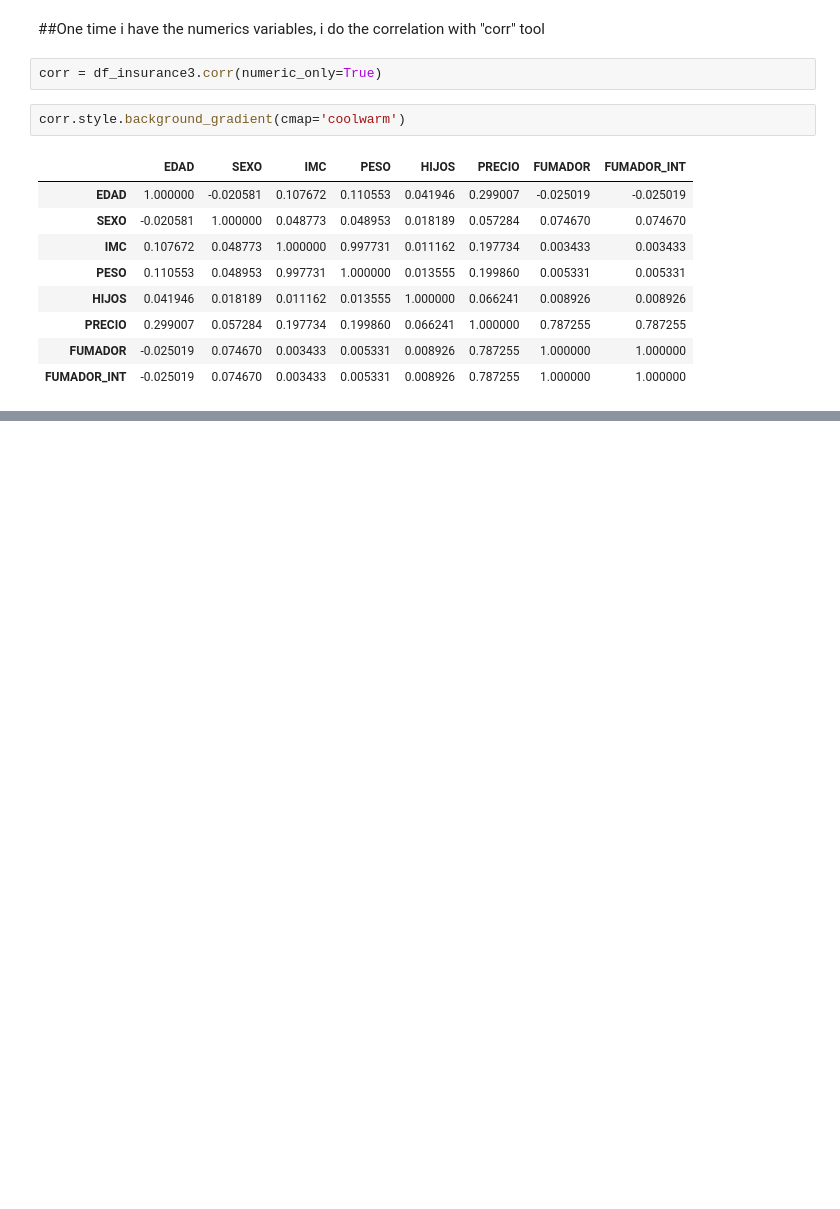
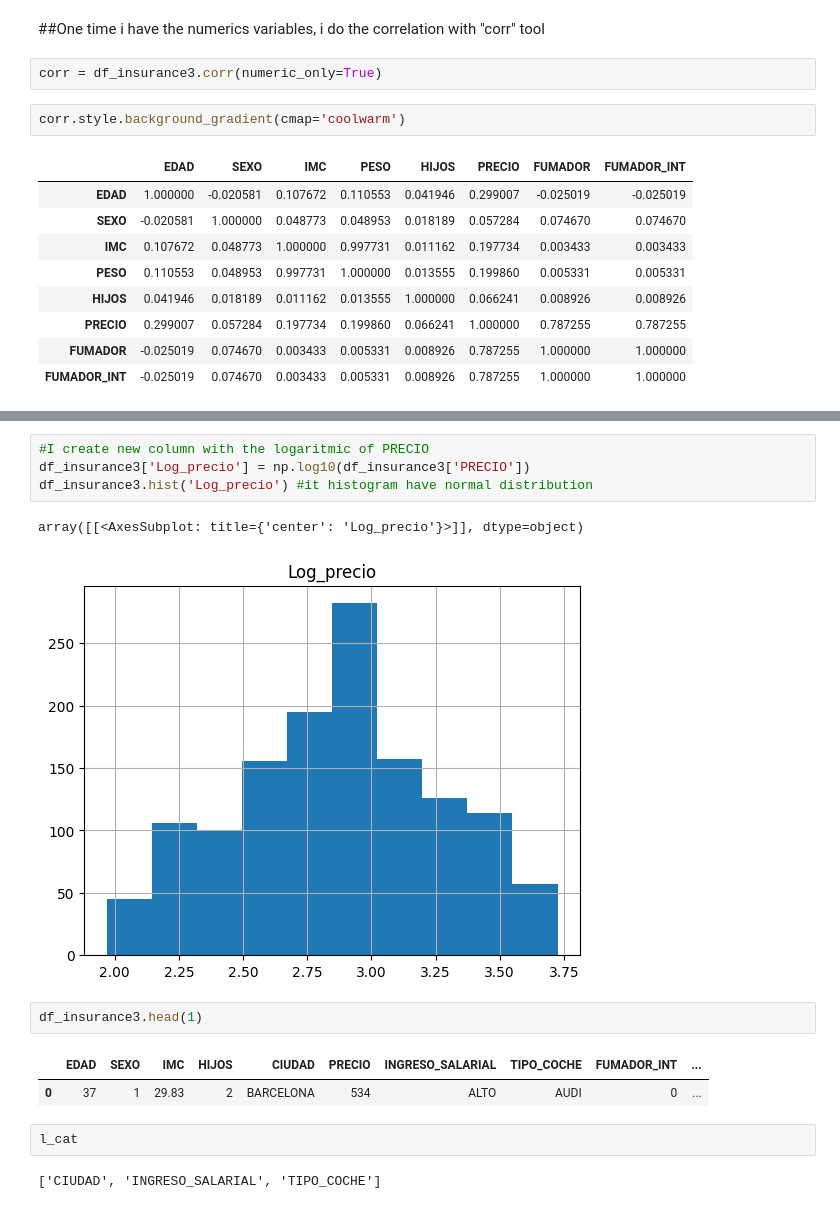
Before and after one commit to haroldavis/DS-2-Clean-Data, a Jupyter notebook: insurance.ipynb, the cells around one changed output, grey strips where cells are left out. Saved outputs shown, nothing was run; the diff lists cells and outputs as text; blank space fills up the shorter version.

```diff
--- a/insurance.ipynb
+++ b/insurance.ipynb
@@ -143,0 +152,16 @@ del df_insurance3['PESO']
+# %%
+#I create new column with the logaritmic of PRECIO
+df_insurance3['Log_precio'] = np.log10(df_insurance3['PRECIO'])
+df_insurance3.hist('Log_precio') #it histogram have normal distribution
+# %% [output]
+array([[<AxesSubplot: title={'center': 'Log_precio'}>]], dtype=object)
+[figure, added]
+# %%
+df_insurance3.head(1)
+# %% [output]
+|  | EDAD | SEXO | IMC | HIJOS | CIUDAD | PRECIO | INGRESO_SALARIAL | TIPO_COCHE | FUMADOR_INT | ... |
+| 0 | 37 | 1 | 29.83 | 2 | BARCELONA | 534 | ALTO | AUDI | 0 | ... |
+# %%
+l_cat
+# %% [output]
+['CIUDAD', 'INGRESO_SALARIAL', 'TIPO_COCHE']
```
Also changed, not shown: parts of 14 cells of this notebook.
